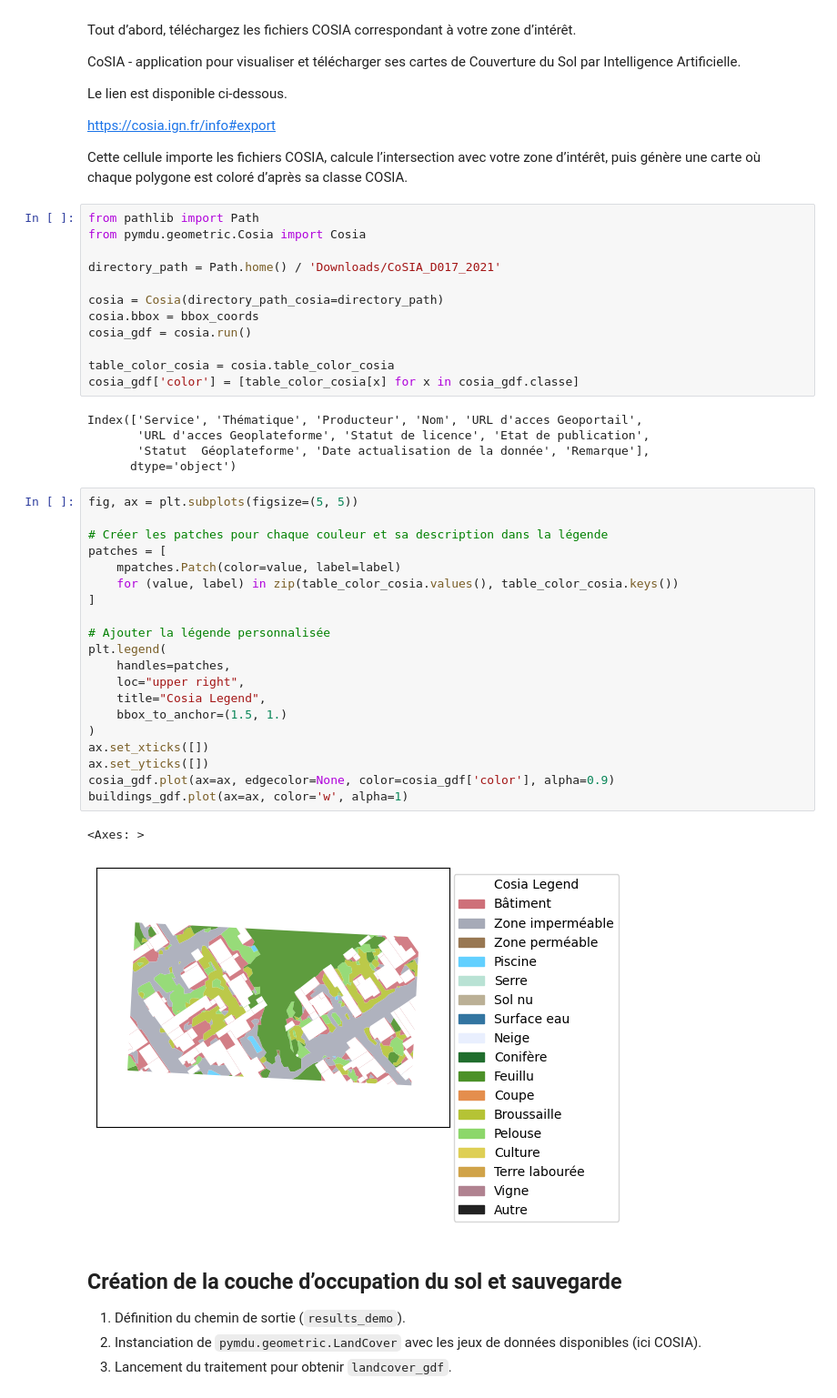
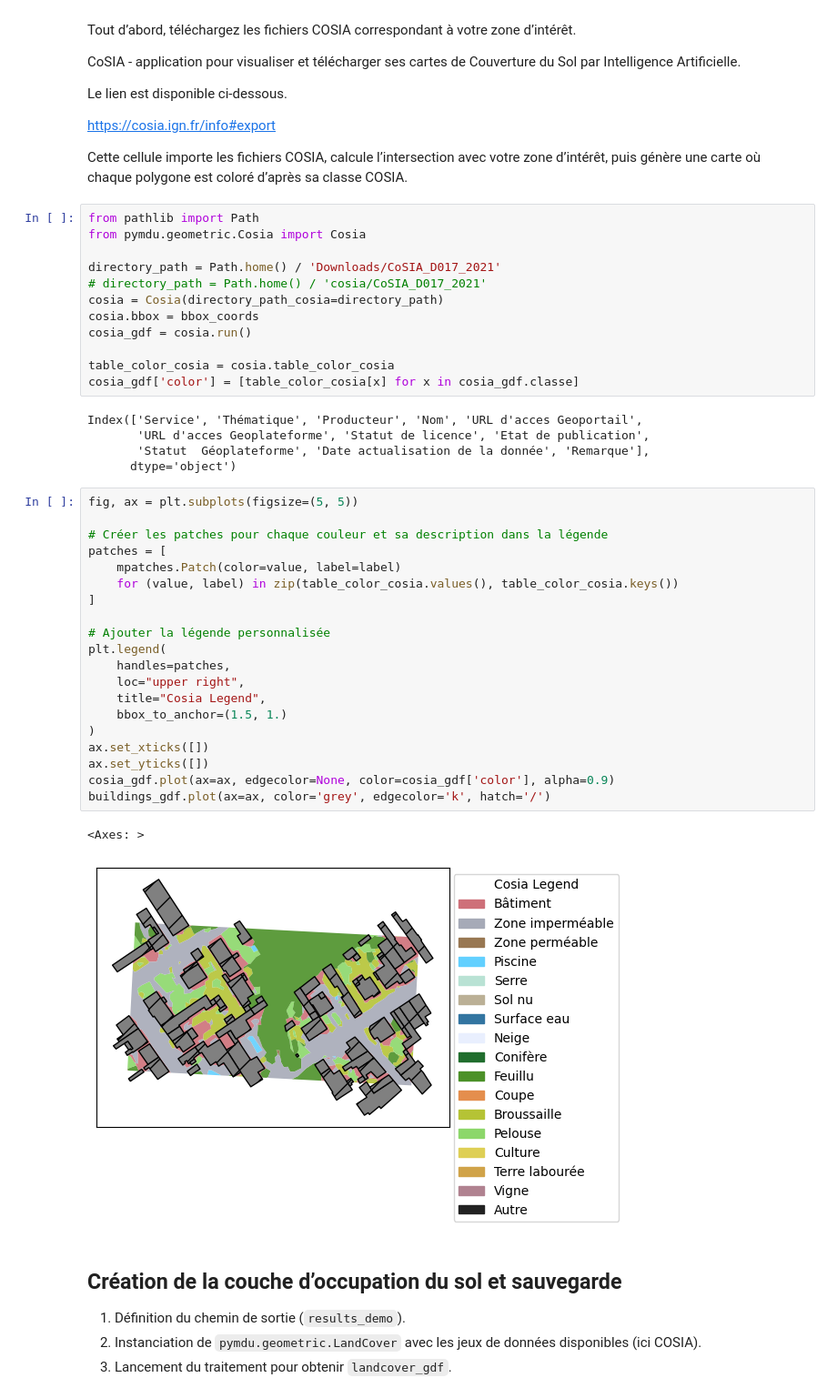
Before and after one commit to rupeelab17/pymdu, a Jupyter notebook: Demo_PyMDU_Atelier.ipynb, the cells around one changed output. Shown at 91% size. Cells and saved outputs as stored; diff of their text form.

```diff
--- a/Demo_PyMDU_Atelier.ipynb
+++ b/Demo_PyMDU_Atelier.ipynb
@@ -188,7 +188,7 @@ from pathlib import Path
 from pymdu.geometric.Cosia import Cosia
 
 directory_path = Path.home() / 'Downloads/CoSIA_D017_2021'
-
+# directory_path = Path.home() / 'cosia/CoSIA_D017_2021'
 cosia = Cosia(directory_path_cosia=directory_path)
 cosia.bbox = bbox_coords
 cosia_gdf = cosia.run()
@@ -203,26 +203,26 @@ Index(['Service', 'Thématique', 'Producteur', 'Nom', 'URL d'acces Geoportail',
 # %%
 fig, ax = plt.subplots(figsize=(5, 5))
 
 # Créer les patches pour chaque couleur et sa description dans la légende
 patches = [
     mpatches.Patch(color=value, label=label)
     for (value, label) in zip(table_color_cosia.values(), table_color_cosia.keys())
 ]
 
 # Ajouter la légende personnalisée
 plt.legend(
     handles=patches,
     loc="upper right",
     title="Cosia Legend",
     bbox_to_anchor=(1.5, 1.)
 )
 ax.set_xticks([])
 ax.set_yticks([])
 cosia_gdf.plot(ax=ax, edgecolor=None, color=cosia_gdf['color'], alpha=0.9)
-buildings_gdf.plot(ax=ax, color='w', alpha=1)
+buildings_gdf.plot(ax=ax, color='grey', edgecolor='k', hatch='/')
 # %% [output]
 <Axes: >
-[figure, old version]
+[figure, new version]
 # %% [markdown]
 ## Création de la couche d’occupation du sol et sauvegarde
 
```
Also changed, not shown: parts of 21 cells of this notebook.
